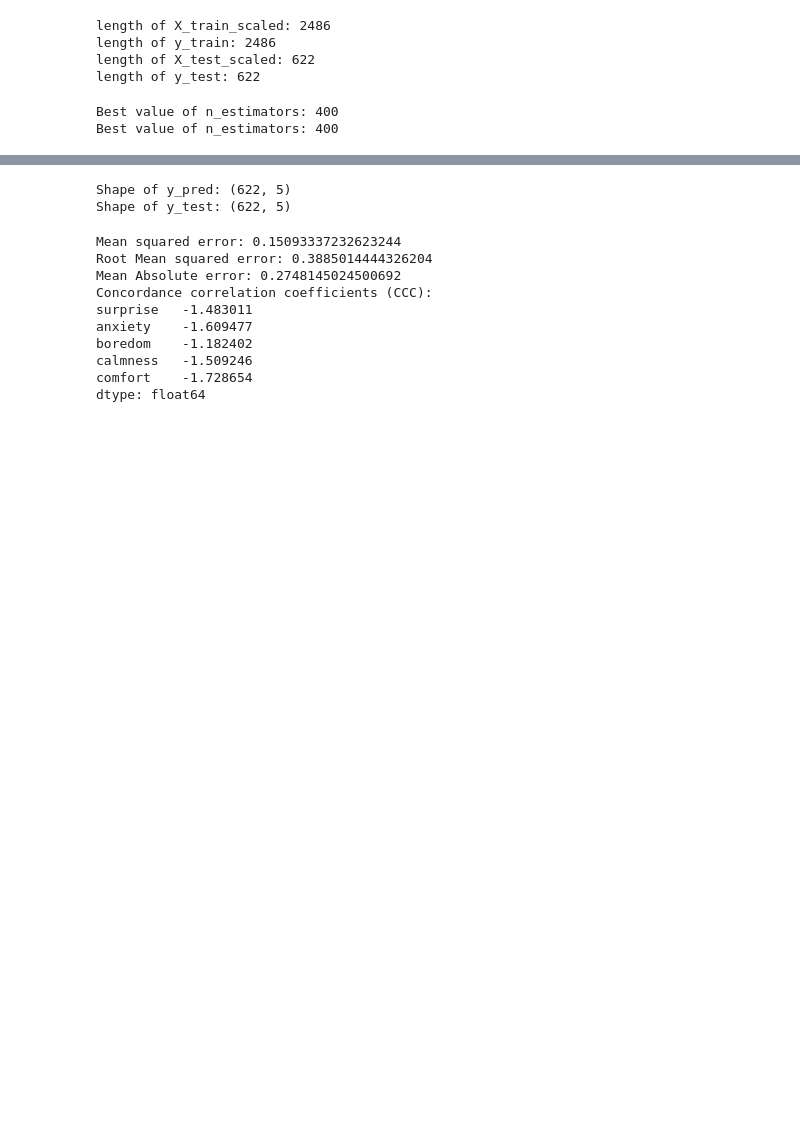
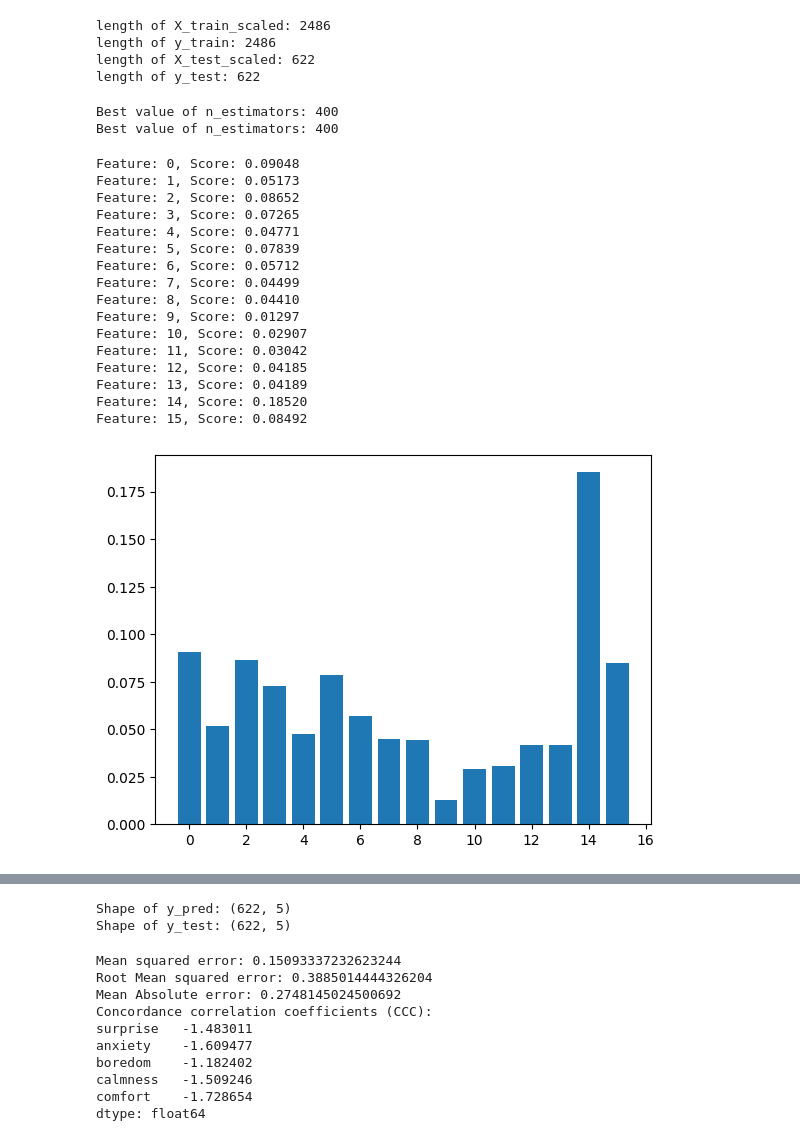
Before and after one commit to jrn1325/spring_hackaton, a Jupyter notebook: experiment_gabriel.ipynb, the cells around one changed output, grey strips where cells are left out. Saved outputs shown, nothing was run; the diff lists cells and outputs as text; code cells hidden in the pictures; blank space fills up the shorter version.

Commit message:
Add feature importance

```diff
--- a/experiment_gabriel.ipynb
+++ b/experiment_gabriel.ipynb
@@ -93,8 +94,8 @@ def compute_ccc(y_test, y_pred):
 # model = RandomForestRegressor(n_estimators=16, random_state=42)
 # model.fit(X_train_scaled, y_train)
 # %%
-# Create a Random Forest model
-rf = RandomForestRegressor()
+# # Create a Random Forest model
+# rf = RandomForestRegressor()
 
 # Define the parameter grid for Grid Search
 param_grid = {
@@ -102,7 +103,7 @@ param_grid = {
 }
 
 # Perform Grid Search to find the best value of n_estimators
-grid_search = GridSearchCV(estimator=rf, param_grid=param_grid, cv=5, scoring='neg_mean_squared_error')
+grid_search = GridSearchCV(estimator=RandomForestRegressor(), param_grid=param_grid, cv=5, scoring='neg_mean_squared_error')
 grid_search.fit(X_train, y_train)
 
 # Print the best value of n_estimators
@@ -118,3 +119,40 @@ y_pred = grid_search.predict(X_test)
 # %% [output]
 Best value of n_estimators: 400
 Best value of n_estimators: 400
+# %%
+rf = RandomForestRegressor(n_estimators=400, random_state=42)
+rf.fit(X_train_scaled, y_train)
+
+X_train_scaled_df = pd.DataFrame(X_train_scaled, columns=X_train.columns)
+
+# Extract the feature names from the DataFrame columns
+feature_names = X_train_scaled_df.columns.tolist()
+
+# Get feature importances from the trained model
+importances = rf.feature_importances_
+
+# summarize feature importance
+for i,v in enumerate(importances):
+ print('Feature: %0d, Score: %.5f' % (i,v))
+
+# plot feature importance
+plt.bar([x for x in range(len(importances))], importances)
+plt.show()
+# %% [output]
+Feature: 0, Score: 0.09048
+Feature: 1, Score: 0.05173
+Feature: 2, Score: 0.08652
+Feature: 3, Score: 0.07265
+Feature: 4, Score: 0.04771
+Feature: 5, Score: 0.07839
+Feature: 6, Score: 0.05712
+Feature: 7, Score: 0.04499
+Feature: 8, Score: 0.04410
+Feature: 9, Score: 0.01297
+Feature: 10, Score: 0.02907
+Feature: 11, Score: 0.03042
+Feature: 12, Score: 0.04185
+Feature: 13, Score: 0.04189
+Feature: 14, Score: 0.18520
+Feature: 15, Score: 0.08492
+[figure, added]
```
Also changed, not shown: parts of 2 cells of this notebook.
